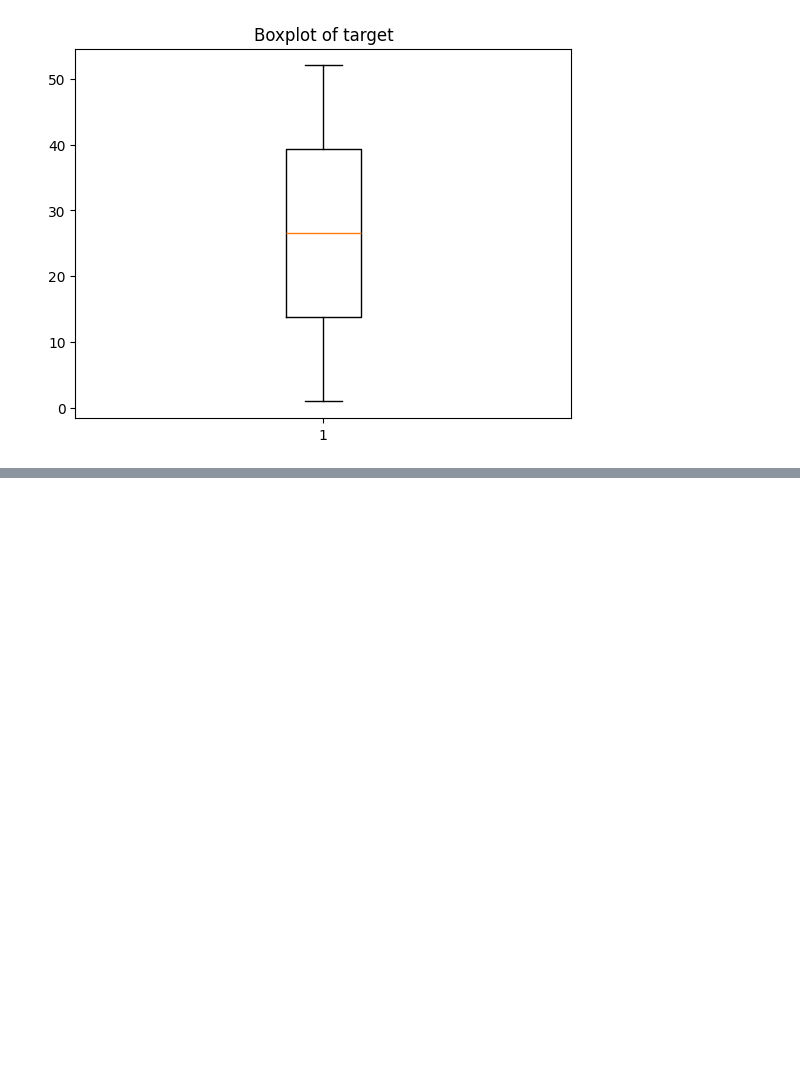
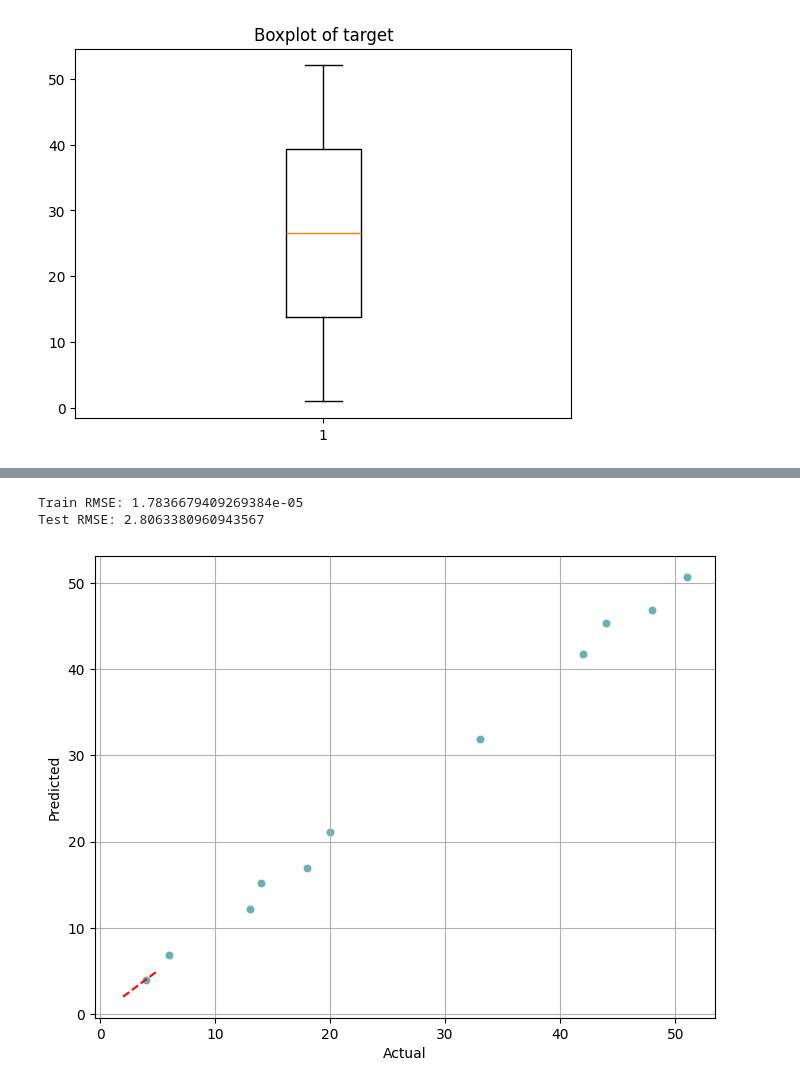
Before and after one commit to sonjoy1s/kaggle_project, a Jupyter notebook: Japan_Top_50_Universities_Dataset.ipynb, the cells around one changed output, grey strips where cells are left out. Drawn from its saved outputs; the diff is of its cells as text; code cells hidden in the pictures; blank space fills up the shorter version.

```diff
--- a/Japan_Top_50_Universities_Dataset.ipynb
+++ b/Japan_Top_50_Universities_Dataset.ipynb
@@ -123,0 +131,3 @@ plt.show()
+# %%
+X = df.drop("National_Rank",axis=1)
+y = df["National_Rank"]
@@ -123,0 +176,3 @@ plt.show()
+# %%
+from sklearn.model_selection import train_test_split
+X_train,X_test, y_train, y_test = train_test_split(X,y, test_size = 0.2 , random_state=42)
@@ -123,0 +207,10 @@ plt.show()
+# %%
+# Stacking regressor
+stacking_rg = StackingRegressor(
+    estimators=[
+        ("lr",lr),
+        ("rf",rf),
+        ("gb",gb)
+
+]
+)
@@ -123,0 +388,58 @@ plt.show()
+# %%
+# Create a pipeline specifically for the StackingRegressor
+lr_pipeline = Pipeline(
+    [
+        ('preprocessor', combine_pipe),
+        ('model', lr)
+    ]
+)
+
+# Train the stacking pipeline
+lr_pipeline.fit(X_train, y_train)
+
+# Make predictions on training and test sets
+train_pred = lr_pipeline.predict(X_train)
+val_pred   = lr_pipeline.predict(X_test) # Corrected: using X_test instead of X_val
+
+train_rmse = np.sqrt(mean_squared_error(y_train, train_pred))
+val_rmse   = np.sqrt(mean_squared_error(y_test, val_pred))   # Corrected: using y_test instead of y_val
+
+print("Train RMSE:", train_rmse)
+print("Test RMSE:", val_rmse) # Changed label to Test RMSE
+# %% [output]
+Train RMSE: 1.7836679409269384e-05
+Test RMSE: 2.8063380960943567
+# %%
+best_model_name = results_df.iloc[0]['Model']
+best_model_obj = None
+for name, model in models_with_names:
+    if name == best_model_name:
+        best_model_obj = model
+        break
+
+
+#fit the best model
+
+final_pipe = Pipeline([
+    ('preprocessor', combine_pipe),
+    ('model',best_model_obj)
+])
+
+final_pipe.fit(X_train,y_train)
+y_final_pred = final_pipe.predict(X_test)
+
+
+
+#plot Actual vs predicted
+
+plt.figure( figsize = (8,6) )
+
+sns.scatterplot(x=y_test, y=y_final_pred, alpha = 0.6, color='teal' )
+plt.plot( [2,5] , [2,5], color = "red", linestyle = '--'  )
+plt.xlabel("Actual")
+plt.ylabel("Predicted")
+
+plt.grid(True)
+plt.show()
+# %% [output]
+[figure, added]
```
Also changed, not shown: parts of 13 cells of this notebook.
